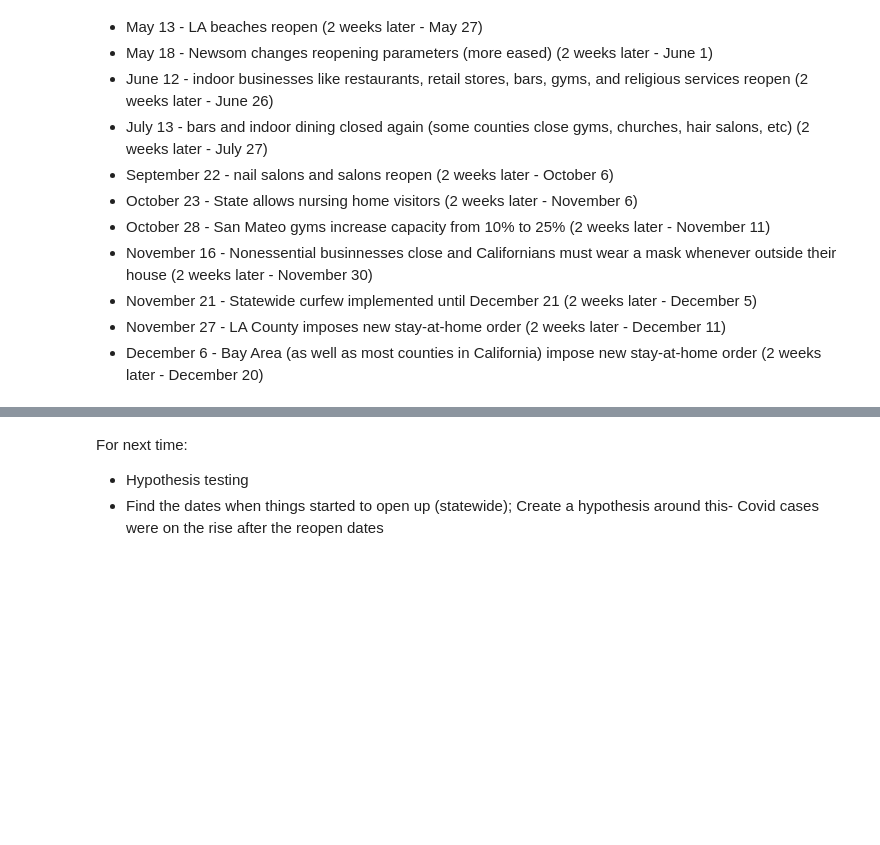
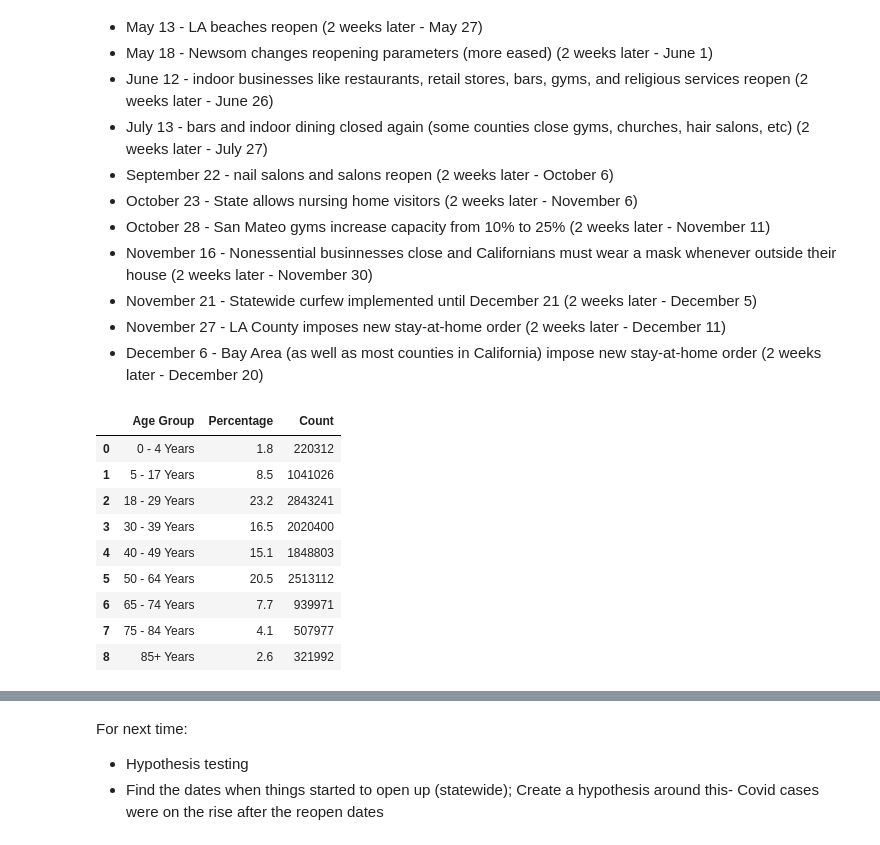
Before and after one commit to nguyenbel/CA-Age-Groups-and-Covid-19, a Jupyter notebook: Covid_EDA.ipynb, the cells around one changed output, grey strips where cells are left out. Drawn from its saved outputs; the diff is of its cells as text; code cells hidden in the pictures; blank space fills up the shorter version.

Commit message:
Updated data

```diff
--- a/Covid_EDA.ipynb
+++ b/Covid_EDA.ipynb
@@ -620,3 +620,19 @@ plt.xticks(labels, labels, rotation = 70, fontsize = 12);
 - November 21 - Statewide curfew implemented until December 21 (2 weeks later - December 5)
 - November 27 - LA County imposes new stay-at-home order (2 weeks later - December 11)
 - December 6 - Bay Area (as well as most counties in California) impose new stay-at-home order (2 weeks later - December 20)
+# %%
+# Upload Age Group data for the US
+us_covid_data = pd.read_csv('data/us_cases_by_age_group.csv', skiprows = 2)
+# %%
+us_covid_data
+# %% [output]
+|  | Age Group | Percentage | Count |
+| 0 | 0 - 4 Years | 1.8 | 220312 |
+| 1 | 5 - 17 Years | 8.5 | 1041026 |
+| 2 | 18 - 29 Years | 23.2 | 2843241 |
+| 3 | 30 - 39 Years | 16.5 | 2020400 |
+| 4 | 40 - 49 Years | 15.1 | 1848803 |
+| 5 | 50 - 64 Years | 20.5 | 2513112 |
+| 6 | 65 - 74 Years | 7.7 | 939971 |
+| 7 | 75 - 84 Years | 4.1 | 507977 |
+| 8 | 85+ Years | 2.6 | 321992 |
```
Also changed, not shown: parts of 15 cells of this notebook, 4 other files.
